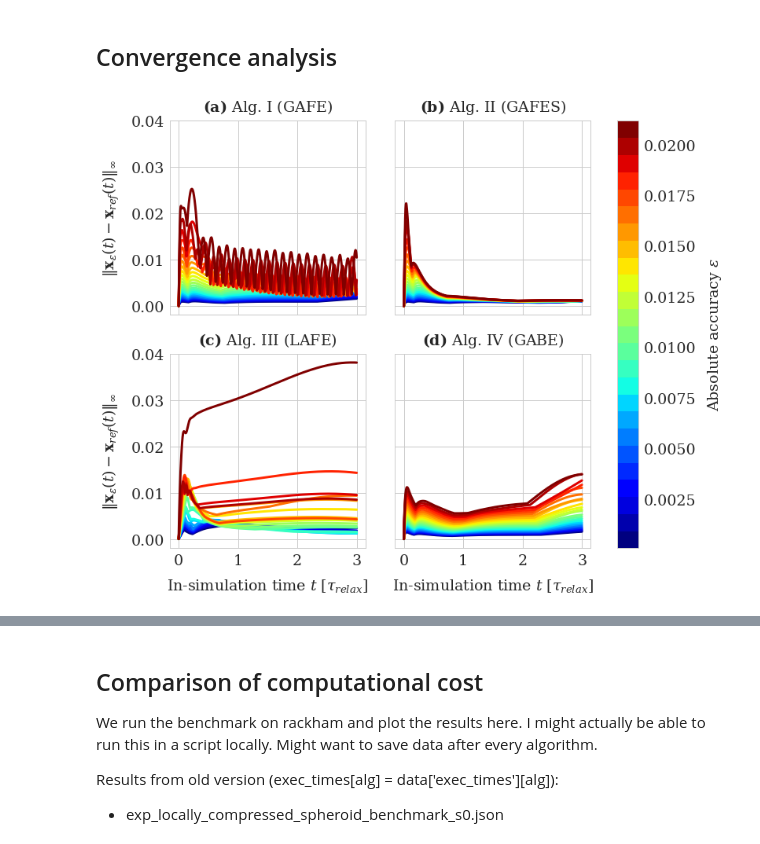
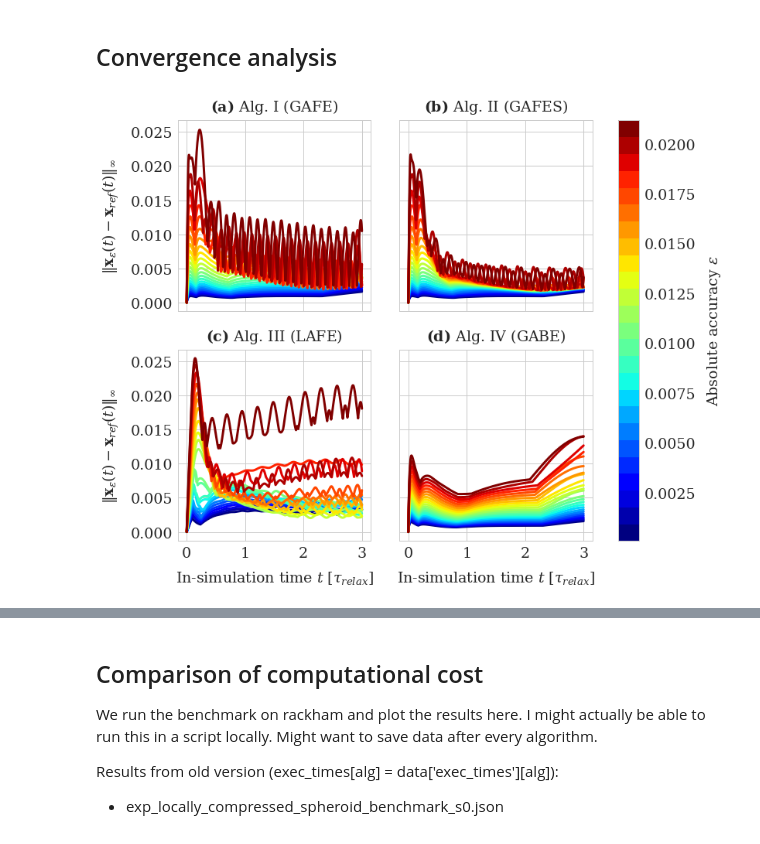
Before and after one commit to somathias/cbmos, a Jupyter notebook: experiments/exp-draft_single_proliferation_event_within_spheroid.ipynb, the cells around one changed output, grey strips where cells are left out. Cells and saved outputs as stored; diff of their text form; code cells hidden in the pictures.

```diff
--- a/experiments/exp-draft_single_proliferation_event_within_spheroid.ipynb
+++ b/experiments/exp-draft_single_proliferation_event_within_spheroid.ipynb
@@ -72,11 +72,11 @@ params = {'EF_glob_adap_acc': {'eta': eta},
                                 #'calculate_eigenvalues': True
                                },
           'EF_local_adap': {'eta': eta,
-                            'jacobian': models['EF_glob_adap_stab'].jacobian, 'force_args': params_cubic,
+                            'jacobian': models['EF_local_adap'].jacobian, 'force_args': params_cubic,
                             'always_calculate_Jacobian': True,
                             'local_adaptivity': True, 'm0': 4,
                             #'calculate_eigenvalues': True
-                            #'dim': dim,
+                            'dim': dim,
                             'rA': rA
                            },
           'EB_global_adap': {'eta': eta, 'jacobian': models['EB_global_adap'].jacobian, 'force_args': params_cubic}
@@ -89,7 +89,7 @@ labels = {'EF_glob_adap_acc': 'Alg. I (GAFE)',
           'EB_global_adap': 'Alg. IV (GABE)'
          }
 # %%
-cell_list = ut.setup_locally_compressed_spheroid(5,5,5, seed=seed)
+cell_list = ut.setup_locally_compressed_spheroid(6, 6, 6, seed=seed)
 # %% [markdown]
 ## Time step sizes as a function of chosen absolute error
 # %%
@@ -167,11 +305,11 @@ sol_int2 = {}
 
 T_acc_lists = {}
 
-params['EF_glob_adap_stab']['calculate_eigenvalues'] = False
-params['EF_local_adap']['calculate_eigenvalues'] = False
+params['EF_glob_adap_stab']['calculate_eigenvalues'] = True
+params['EF_local_adap']['calculate_eigenvalues'] = True
 
-#params['EF_local_adap']['dim'] = None
-params['EF_local_adap']['dim'] = None
+params['EF_local_adap']['dim'] = None # full update for reference
+#params['EF_local_adap']['dim'] = dim
 
 params['EF_glob_adap_stab']['write_to_file'] = True
 params['EF_glob_adap_stab']['out'] = 'EF_glob_adap_stab'
@@ -196,19 +334,19 @@ for alg in algorithms:
 
         # calculate accuracy bounded interval
         if alg == 'EF_glob_adap_stab' or alg == 'EF_local_adap':
-#            dt_all =  np.loadtxt('step_sizes'+alg+'.txt') #[dt, dt_a, dt_s]
-#            int_acc = np.where(dt_all[:, 0] < dt_all[:, 2])[0]
-#            T_acc = ts[len(int_acc)-1]
+            dt_all =  np.loadtxt('step_sizes'+alg+'.txt') #[dt, dt_a, dt_s]
+            int_acc = np.nonzero(dt_all[:, 0] < dt_all[:, 2])[0]
+            T_acc = ts[len(int_acc)-1]
 #            if T_acc < dt_ref:
 #                print(alg+' '+str(eps)+' '+str(T_acc))
-#            T_acc_lists.setdefault(alg, []).append(T_acc)
+            T_acc_lists.setdefault(alg, []).append(T_acc)
 #            ind_t1 = int(np.minimum(T_acc, 1.0)/dt_ref)
 #        elif alg == 'EF_glob_adap_acc':
-            dt = np.diff(ts[:-1])
-            dt_s = np.mean(dt[-3:])
-            int_acc = np.where(dt < 0.90*dt_s)[0] # magic number 90% It might be better to get the info from the algorithm
-            T_acc = ts[len(int_acc)-1]
-            T_acc_lists.setdefault(alg, []).append(T_acc)
+        #    dt = np.diff(ts[:-1])
+        #    dt_s = np.mean(dt[-3:])
+        #    int_acc = np.nonzero(dt < 0.90*dt_s)[0] # magic number 90% It might be better to get the info from the algorithm
+        #    T_acc = ts[len(int_acc)-1]
+        #    T_acc_lists.setdefault(alg, []).append(T_acc)
         #    ind_t1 = int(np.minimum(T_acc, 1.0)/dt_ref)
         #else: # GABE (and GAFE) always accuracy bound
         #    ind_t1 = int(1.0/dt_ref)
@@ -222,34 +360,34 @@ for alg in algorithms:
 
         error_int1 = np.linalg.norm(np.linalg.norm(difference[:ind_t1], ord=np.inf, axis=1)/np.linalg.norm(np.reshape(ref_traj, (-1, dim*len(history[0])))[:ind_t1], ord=np.inf, axis=1))
         sol_int1.setdefault(alg, []).append(error_int1)
 
         error_int2 = np.linalg.norm(np.linalg.norm(difference[ind_t2:], ord=np.inf, axis=1)/np.linalg.norm(np.reshape(ref_traj, (-1, dim*len(history[0])))[ind_t2:], ord=np.inf, axis=1))
         sol_int2.setdefault(alg, []).append(error_int2)
 
         axes[alg].plot(ts_ref, np.linalg.norm(difference, ord=np.inf, axis=1), color=colors[i])
 
 
 #    axes[alg].legend()
 
 ax1.set_title(r'$\bf{(a)}$ Alg. I (GAFE)')
 ax2.set_title(r'$\bf{(b)}$ Alg. II (GAFES)')
 ax3.set_title(r'$\bf{(c)}$ Alg. III (LAFE)')
 ax4.set_title(r'$\bf{(d)}$ Alg. IV (GABE)')
 
 ax1.set(ylabel=r'$\Vert \mathbf{x}_{\epsilon}(t)- \mathbf{x}_{ref}(t)\Vert_{\infty}$')
 ax3.set(ylabel=r'$\Vert \mathbf{x}_{\epsilon}(t)- \mathbf{x}_{ref}(t)\Vert_{\infty}$')
 ax3.set(xlabel=r'In-simulation time $t$ [$\tau_{relax}$]')
 ax4.set(xlabel=r'In-simulation time $t$ [$\tau_{relax}$]')
 
 cma = mcolors.ListedColormap(colors, name='from_list', N=None) # creation of a user cmap
 msm = cm.ScalarMappable(cmap=cma)
 msm.set_array(eps_values)
 cbar = fig.colorbar(msm, ax=[ax1, ax2, ax3, ax4])
 cbar.set_label('Absolute accuracy $\epsilon$', rotation=90)
 
 plt.savefig('spheroid_errors.pdf', bbox_inches='tight')
 # %% [output]
-[figure, old version]
+[figure, new version]
 # %%
 algorithms = ['EF_glob_adap_acc', 'EF_glob_adap_stab' ,  'EF_local_adap', 'EB_global_adap' ]
 
```
Also changed, not shown: parts of 20 cells of this notebook, 1 other file.
